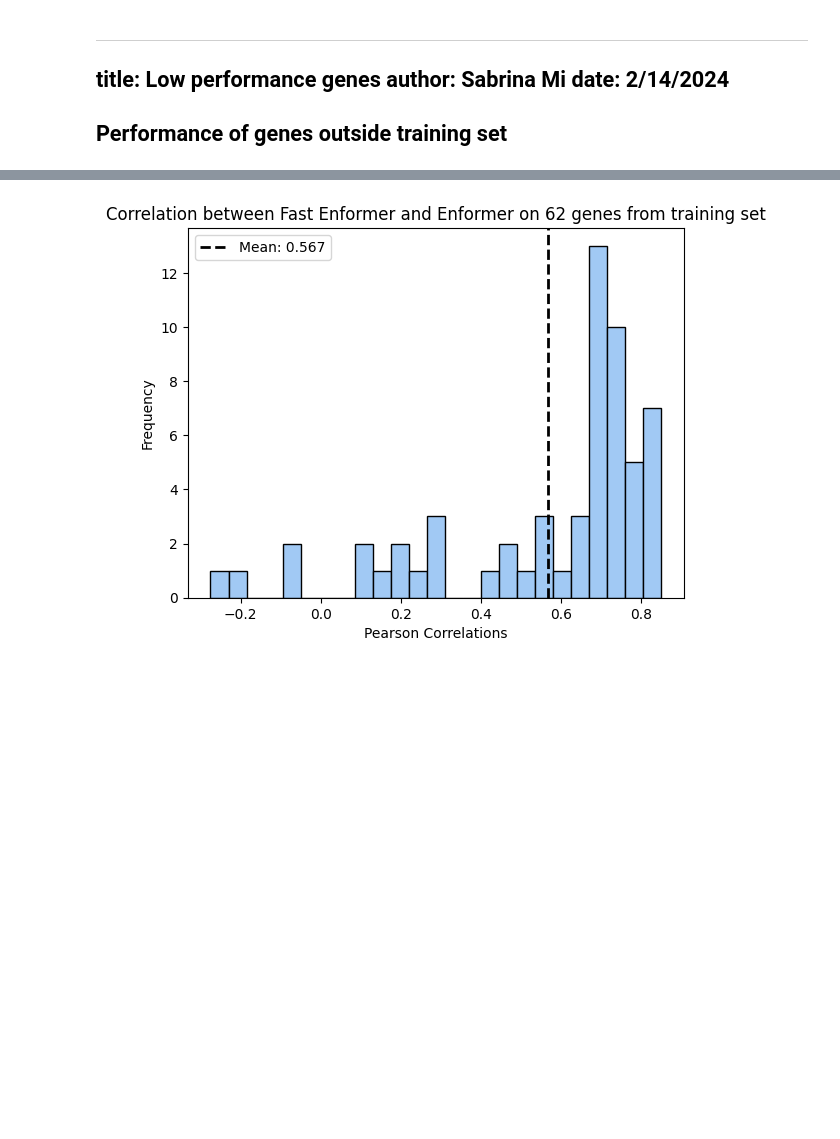
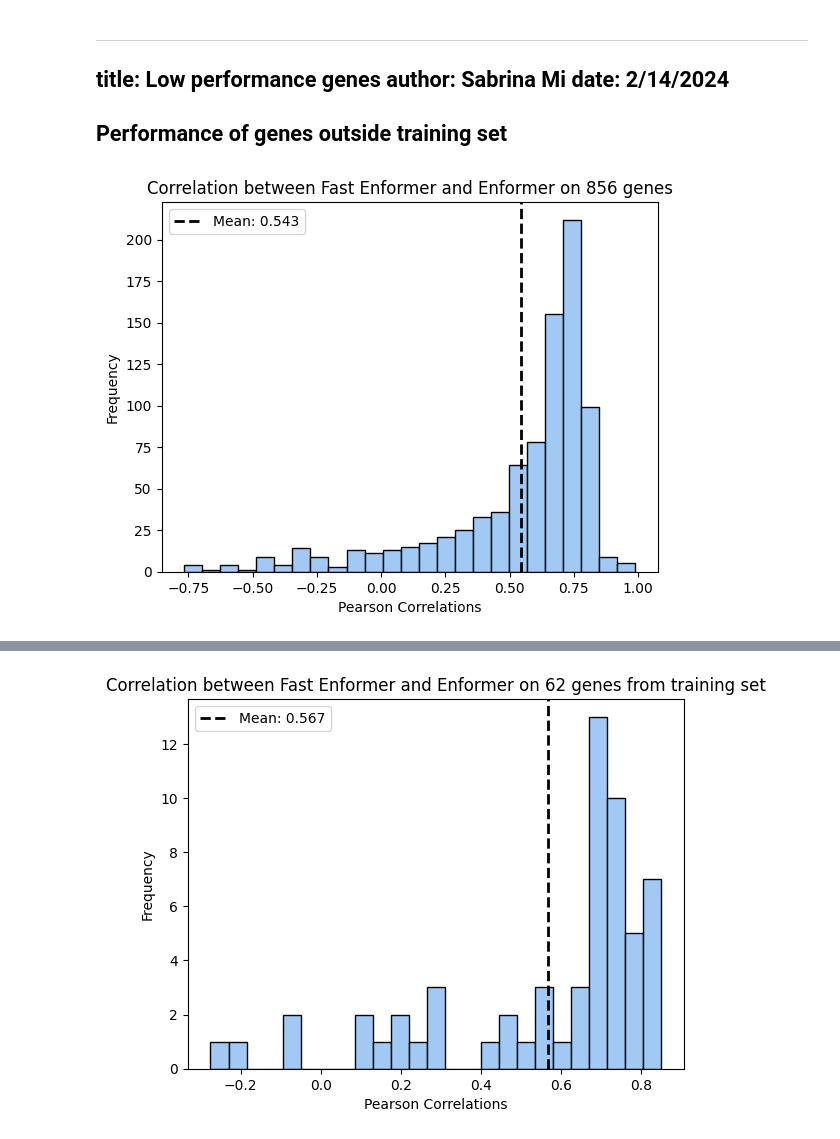
Before and after one commit to hakyimlab/sabrina-deep-learning-in-genomics, a Jupyter notebook: posts/2024-02-14-low-performance-genes/index.ipynb, the cells around one changed output, grey strips where cells are left out. Cells and saved outputs as stored; diff of their text form; code cells hidden in the pictures; blank space fills up the shorter version.

```diff
--- a/posts/2024-02-14-low-performance-genes/index.ipynb
+++ b/posts/2024-02-14-low-performance-genes/index.ipynb
@@ -16,3 +16,33 @@ import matplotlib.pyplot as plt
 import seaborn as sns
 colors = sns.color_palette("pastel")
 # @title `variant_centered_sequences`
+# %%
+outputs = []
+output_dir = "/eagle/AIHPC4Edu/sabrina/Br_prediction_from_founders"
+for file in os.listdir(output_dir):
+    df = pd.read_csv(os.path.join(output_dir, file), index_col=0)
+    outputs.append(df)
+haplo_expr = pd.concat(outputs, axis=1)
+pred_expr = pd.read_csv("/home/s1mi/enformer_rat_data/output/Br_human_predicted_expression.csv", index_col=0)
+gene_list = haplo_expr.columns
+# %%
+output_pred_cors = pd.DataFrame(columns = ["r", "pval"], index = gene_list)
+for gene in gene_list:
+    individuals = haplo_expr[gene].index
+    corr, pval = stats.pearsonr(pred_expr.loc[individuals, gene].values, haplo_expr.loc[individuals, gene].values)
+    output_pred_cors.loc[gene] = [corr, pval]
+output_pred_cors['r'] = pd.to_numeric(output_pred_cors['r'])
+output_pred_cors['pval'] = pd.to_numeric(output_pred_cors['pval'])
+# Plot a pearson_corr_by_gene["human"]histogram
+plt.hist(output_pred_cors["r"], bins=25, edgecolor='black', color=colors[0])  # 'bins' determines the number of bins or bars
+plt.title(f'Correlation between Fast Enformer and Enformer on {len(gene_list)} genes')
+plt.xlabel('Pearson Correlations')
+plt.ylabel('Frequency')
+mean = np.mean(output_pred_cors["r"])
+plt.axvline(mean, color='black', linestyle='dashed', linewidth=2, label=f'Mean: {mean:.3f}')
+plt.legend()
+
+# Display the plot
+plt.show()
+# %% [output]
+[figure, added]
```
Also changed, not shown: parts of 6 cells of this notebook.
